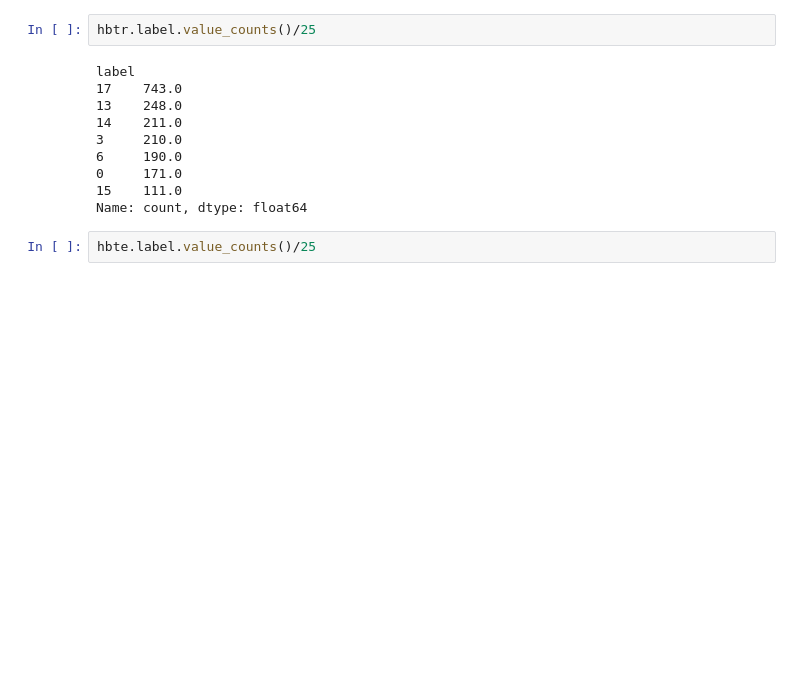
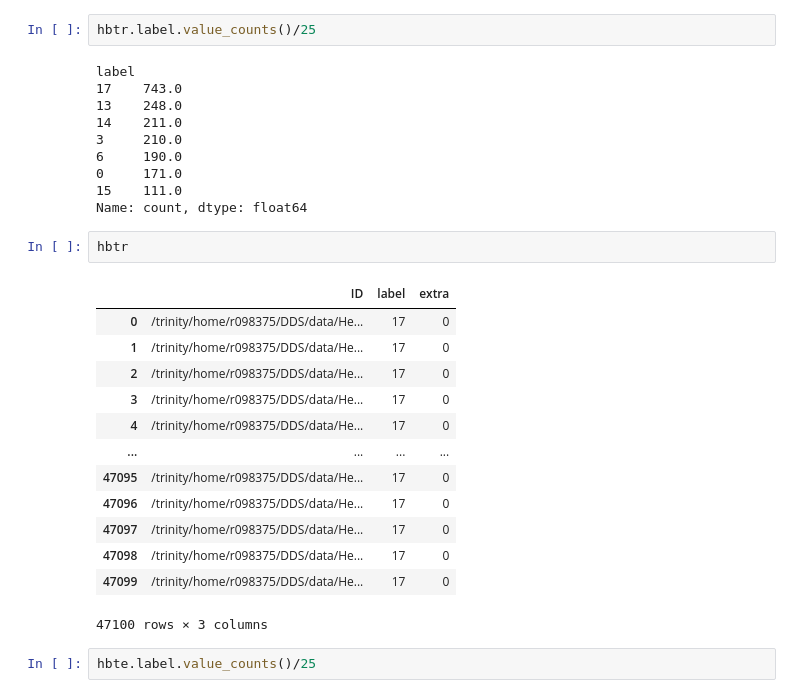
Before and after one commit to SoenkevL/DeepDicomSort, a Jupyter notebook: prototyping/combineDatasets.ipynb, the cells around one changed output. Saved outputs shown, nothing was run; the diff lists cells and outputs as text; blank space fills up the shorter version.

```diff
--- a/prototyping/combineDatasets.ipynb
+++ b/prototyping/combineDatasets.ipynb
@@ -133,6 +133,22 @@ label
 0     171.0
 15    111.0
 Name: count, dtype: float64
+# %%
+hbtr
+# %% [output]
+|  | ID | label | extra |
+| 0 | /trinity/home/r098375/DDS/data/He... | 17 | 0 |
+| 1 | /trinity/home/r098375/DDS/data/He... | 17 | 0 |
+| 2 | /trinity/home/r098375/DDS/data/He... | 17 | 0 |
+| 3 | /trinity/home/r098375/DDS/data/He... | 17 | 0 |
+| 4 | /trinity/home/r098375/DDS/data/He... | 17 | 0 |
+| ... | ... | ... | ... |
+| 47095 | /trinity/home/r098375/DDS/data/He... | 17 | 0 |
+| 47096 | /trinity/home/r098375/DDS/data/He... | 17 | 0 |
+| 47097 | /trinity/home/r098375/DDS/data/He... | 17 | 0 |
+| 47098 | /trinity/home/r098375/DDS/data/He... | 17 | 0 |
+| 47099 | /trinity/home/r098375/DDS/data/He... | 17 | 0 |
+47100 rows × 3 columns
 # %%
 hbte.label.value_counts()/25
 # %% [output]
```
Also changed, not shown: parts of 2 cells of this notebook, 2 other files.
